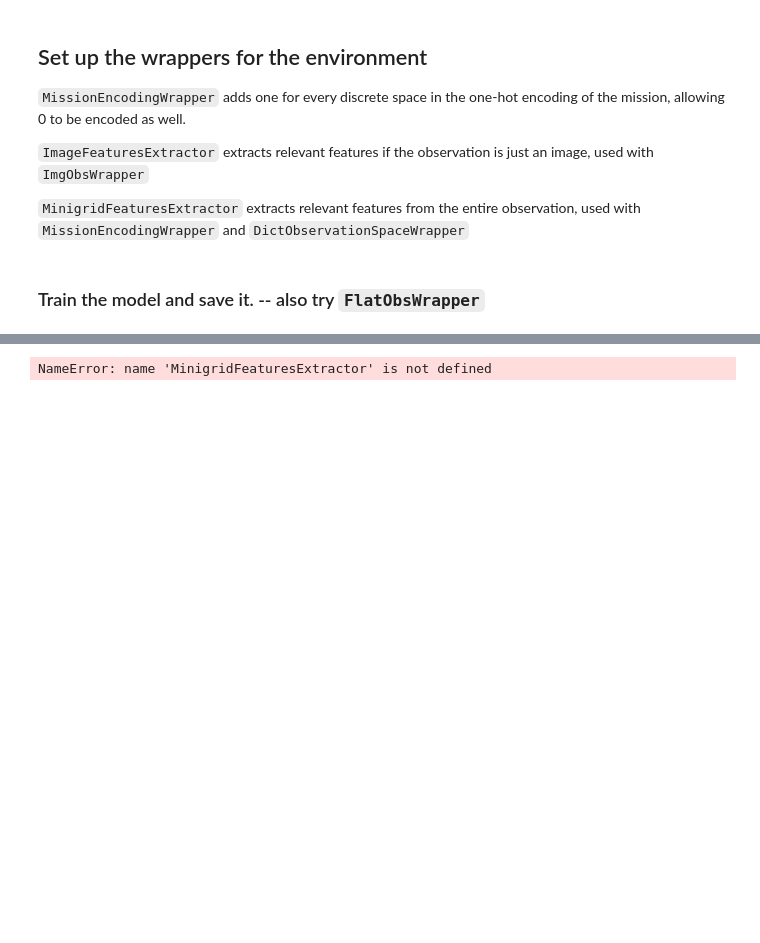
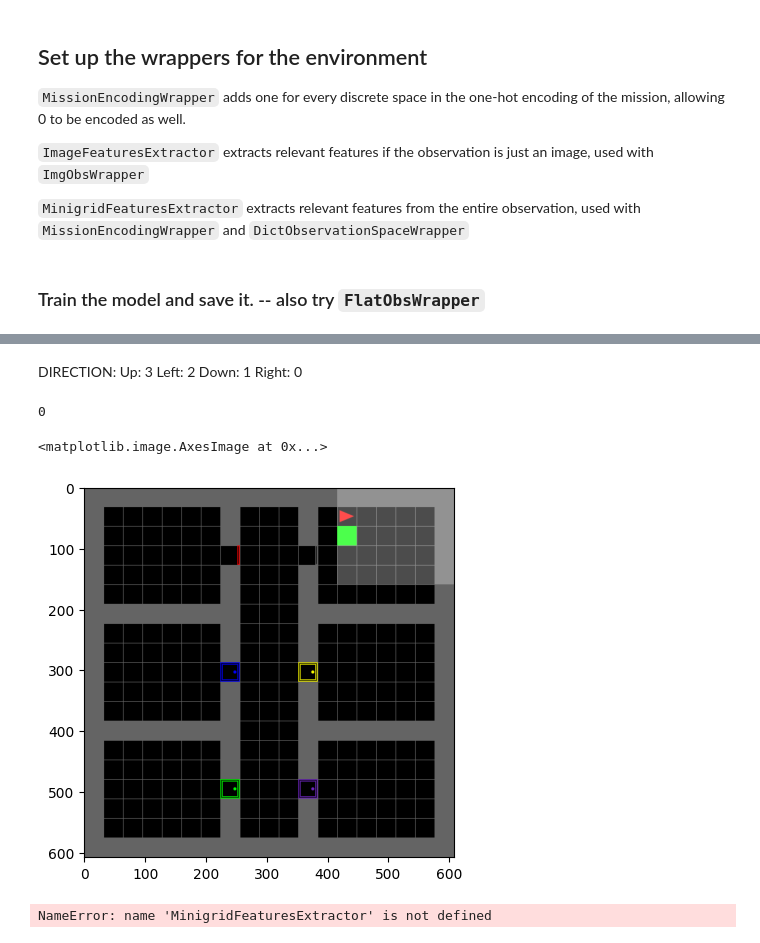
Before and after one commit to luciengaitskell/language-reward-design, a Jupyter notebook: kai/minigrid.ipynb, the cells around one changed output, grey strips where cells are left out. Drawn from its saved outputs; the diff is of its cells as text; code cells hidden in the pictures; blank space fills up the shorter version.

```diff
--- a/kai/minigrid.ipynb
+++ b/kai/minigrid.ipynb
@@ -146,0 +153,9 @@ Dict('direction': Discrete(4), 'image': Box(0, 255, (7, 7, 3), uint8), 'mission'
+# %%
+class Actions:
+    LEFT = 0
+    RIGHT = 1
+    FORWARD = 2
+    PICKUP = 3
+    DROP = 4
+    TOGGLE = 5
+    DONE = 6
@@ -147,3 +166,18 @@ Dict('direction': Discrete(4), 'image': Box(0, 255, (7, 7, 3), uint8), 'mission'
+# %% [markdown]
+DIRECTION:
+Up: 3
+Left: 2
+Down: 1
+Right: 0
+# %%
+
+obs, info, done, truncated, reward = env.step(Actions.LEFT)
+print(obs['direction'])
+plt.imshow(env.render())
+# %% [output]
+0
+<matplotlib.image.AxesImage at 0x...>
+[figure, added]
 # %%
 
 policy_kwargs = dict(
```
Also changed, not shown: parts of 3 cells of this notebook, 1 other file.
